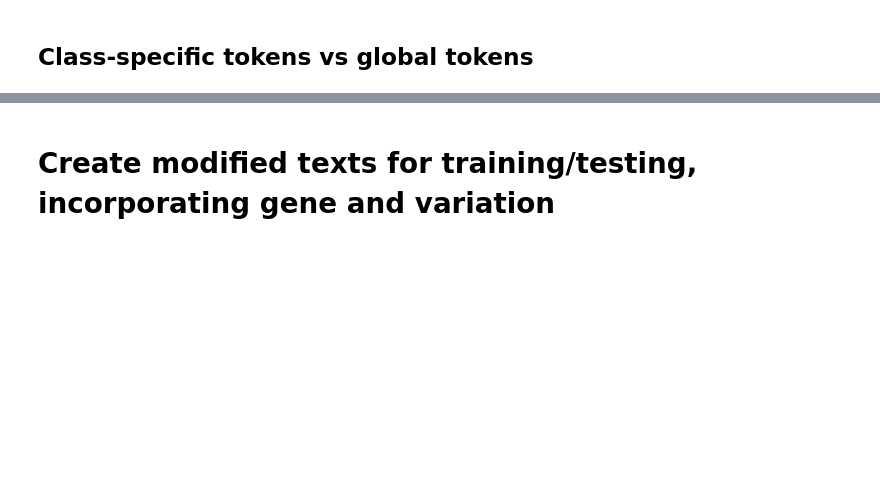
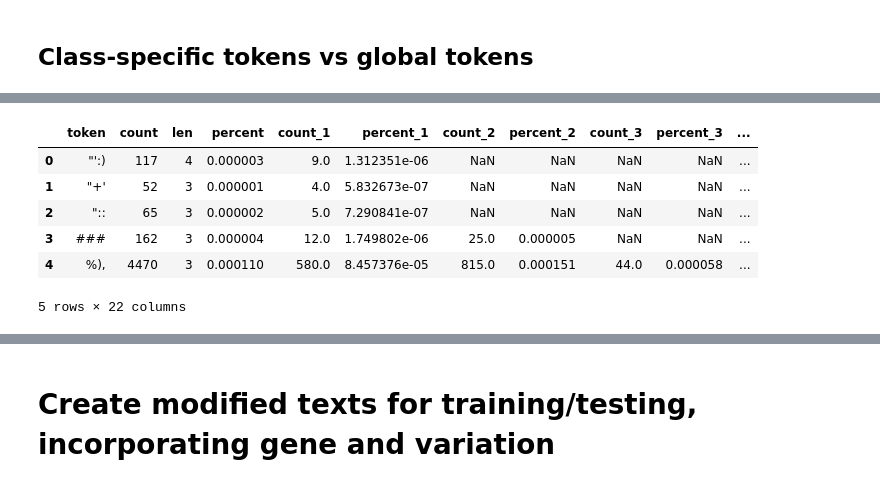
Before and after one commit to kfchou/PersonalizedMedicine, a Jupyter notebook: eda.ipynb, the cells around one changed output, grey strips where cells are left out. Saved outputs shown, nothing was run; the diff lists cells and outputs as text; code cells hidden in the pictures; blank space fills up the shorter version.

```diff
--- a/eda.ipynb
+++ b/eda.ipynb
@@ -444,2 +381,18 @@ tokens_df.head()
+# %%
+# then merge with the entire training token set
+tokens_df = training_class_all_tokens_df.merge(
+        right=df_merged_classes,
+        on='token',
+        how='outer',
+        )
+tokens_df.head()
+# %% [output]
+|  | token | count | len | percent | count_1 | percent_1 | count_2 | percent_2 | count_3 | percent_3 | ... |
+| 0 | "':) | 117 | 4 | 0.000003 | 9.0 | 1.312351e-06 | NaN | NaN | NaN | NaN | ... |
+| 1 | "+' | 52 | 3 | 0.000001 | 4.0 | 5.832673e-07 | NaN | NaN | NaN | NaN | ... |
+| 2 | ":: | 65 | 3 | 0.000002 | 5.0 | 7.290841e-07 | NaN | NaN | NaN | NaN | ... |
+| 3 | ### | 162 | 3 | 0.000004 | 12.0 | 1.749802e-06 | 25.0 | 0.000005 | NaN | NaN | ... |
+| 4 | %), | 4470 | 3 | 0.000110 | 580.0 | 8.457376e-05 | 815.0 | 0.000151 | 44.0 | 0.000058 | ... |
+5 rows × 22 columns
 # %%
 from matplotlib.ticker import PercentFormatter
```
Also changed, not shown: parts of 15 cells of this notebook.
